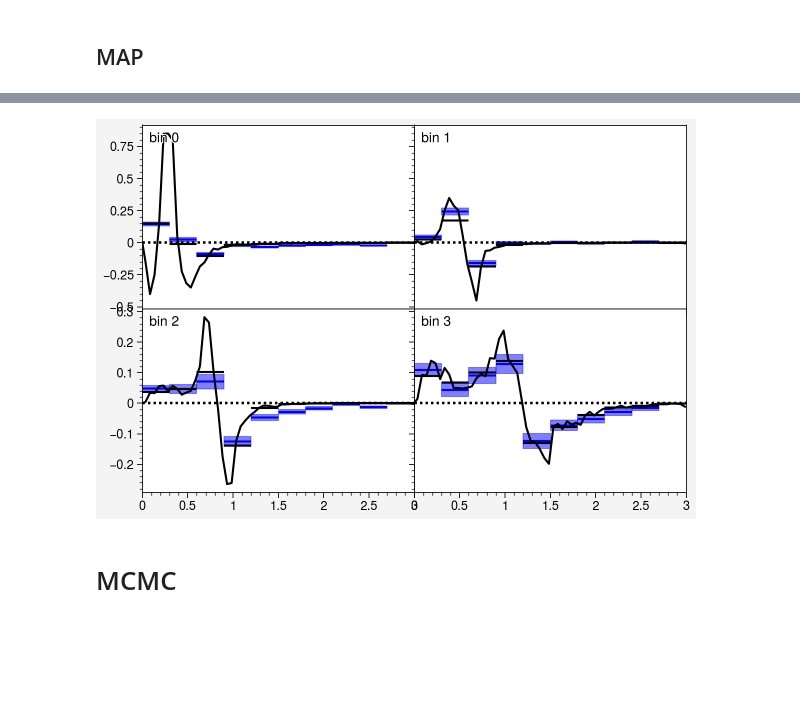
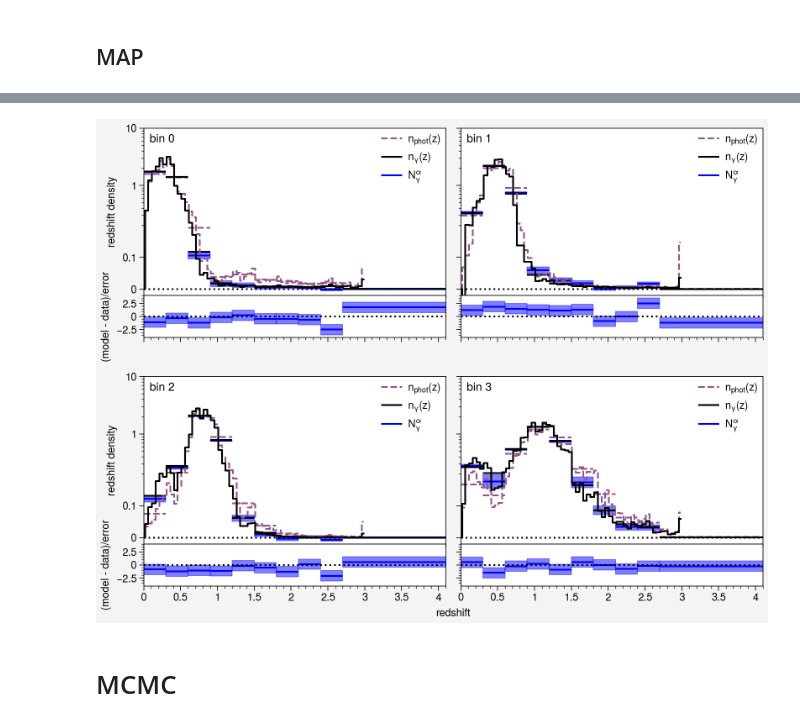
Before and after one commit to beckermr/des-y6-analysis, a Jupyter notebook: 2024_10_21_fgmodels/des-y6-nz-fits-full-model-tomo.ipynb, the cells around one changed output, grey strips where cells are left out. Drawn from its saved outputs; the diff is of its cells as text; code cells hidden in the pictures; blank space fills up the shorter version.

```diff
--- a/2024_10_21_fgmodels/des-y6-nz-fits-full-model-tomo.ipynb
+++ b/2024_10_21_fgmodels/des-y6-nz-fits-full-model-tomo.ipynb
@@ -1,6 +1,12 @@
 # %%
 import jax
 jax.config.update("jax_enable_x64", True)
+
+import numpyro
+numpyro.set_host_device_count(4)
+
+%load_ext autoreload
+%autoreload 2
 
 import h5py
 import numpy as np
@@ -218,14 +171,15 @@ model_data = dict(
 # %% [markdown]
 ## MAP
 # %%
+import pprint
 from jax import random
 import numpyro
 import numpyro.distributions as dist
 from numpyro.infer import MCMC, NUTS, SVI, Predictive, Trace_ELBO, autoguide
 
-guide = autoguide.AutoDelta(model)
+guide = autoguide.AutoDelta(model_module.model)
 optimizer = numpyro.optim.Adam(0.001)
-svi = SVI(model, guide, optimizer, Trace_ELBO())
+svi = SVI(model_module.model, guide, optimizer, Trace_ELBO())
 svi_results = svi.run(
     random.PRNGKey(42),
     100000,
@@ -238,5 +192,5 @@ for key in list(map_params.keys()):
         new_key = key[:-len("_auto_loc")]
         map_params[new_key] = map_params[key]
         del map_params[key]
-print(map_params)
+print(pprint.pformat(map_params))
 # %% [output]
@@ -258,75 +235,9 @@ dof: 27
 # %%
-fig, axs = pplt.subplots(nrows=2, ncols=2, figsize=(6, 4), wspace=0, hspace=0)
+from des_y6_nz_modeling import plot_results
 
-sub_nmcal = 1
-
-for bi in range(4):
-    biy, bix = np.unravel_index(bi, (2, 2))
-    ax = axs[biy, bix]
-
-    fmod = fmodel_mstudt4(
-        ZVALS,
-        map_params[f"a0_b{bi}"],
-        map_params[f"a1_b{bi}"],
-        map_params[f"a2_b{bi}"],
-        map_params.get(f"a3_b{bi}", 0.0),
-        map_params.get(f"a4_b{bi}", 0.0),
-        params[bi][0],
-        params[bi][1],
-    )
-    gmod = map_params[f"g_b{bi}"] * gmodel_template_cosmos()
-    ngamma = (1.0 + fmod) * nzs[bi] + gmod
-
-    if not sub_nmcal:
-        ax.plot(ZVALS, nzs[bi], drawstyle="steps-mid", label="n(z)", color="purple", linestyle="dashed")
-        ax.plot(ZVALS, ngamma , drawstyle="steps-mid", label="n_gamma(z)", color="black")
-    else:
-        ax.plot(z, ngamma - sub_nmcal * nzs[bi], color="black")
-    for i in range(10):
-        nind = mn_pars.index((i, bi))
-        bin_zmin, bin_zmax = zbins[i+1]
-        bin_dz = bin_zmax - bin_zmin
-
-        nmcal_val = sompz_integral(nzs[bi], z, bin_zmin, bin_zmax) / bin_dz
-        if not sub_nmcal:
-            ax.hlines(
-                nmcal_val,
-                bin_zmin,
-                bin_zmax,
-                color="purple",
-                # label="n(z) integral / delta z" if i == 0 else None,
-            )
-
-        nga_val = mn[nind] / bin_dz - sub_nmcal * nmcal_val
-        nga_err = np.sqrt(cov[nind, nind]) / bin_dz
-        ax.fill_between(
-            [bin_zmin, bin_zmax],
-            np.ones(2) * nga_val - nga_err,
-            np.ones(2) * nga_val + nga_err,
-            color="blue",
-            alpha=0.5,
-        )
-
-        ax.hlines(
-            mn[nind] / bin_dz - sub_nmcal * nmcal_val,
-            bin_zmin,
-            bin_zmax,
-            color="blue",
-            label="Ngammaalpha / delta z" if i == 0 else None,
-        )
-
-        ng_val = sompz_integral(ngamma, z, bin_zmin, bin_zmax) / bin_dz
-        ax.hlines(ng_val - sub_nmcal * nmcal_val, bin_zmin, bin_zmax, color="black")
-
-        # ax.axvline(bin_zmin, color="black", linestyle="dotted")
-        ax.axhline(0.0, color="black", linestyle="dotted")
-        ax.grid(False)
-    # ax.legend(loc="top", frameon=False)
-    ax.format(xlim=(0,3), title=f"bin {bi}", titleloc="ul")
-
-    # ax.plot(ZVALS, mstudt_nrm(ZVALS, *params[bi]) / DZ - offset * nzs_norm[bi], linestyle="dashed", color="blue")
+plot_results(model_module=model_module, model_data=model_data, map_params=map_params)
 # %% [output]
-[figure, old version]
+[figure, new version]
 # %% [markdown]
 # MCMC
 # %%
```
Also changed, not shown: parts of 14 cells of this notebook, 7 other files.
